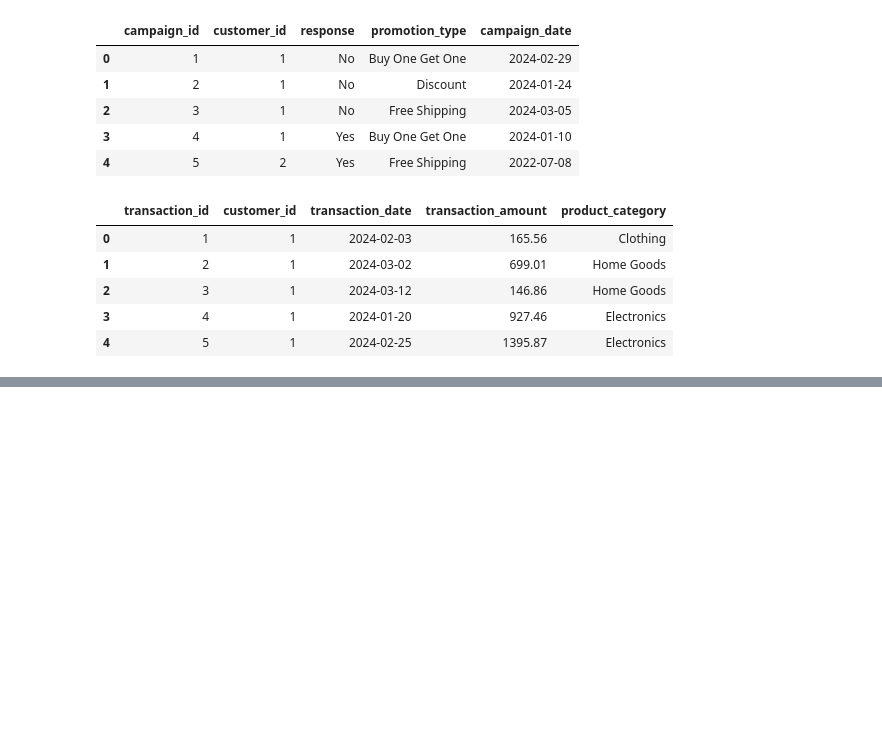
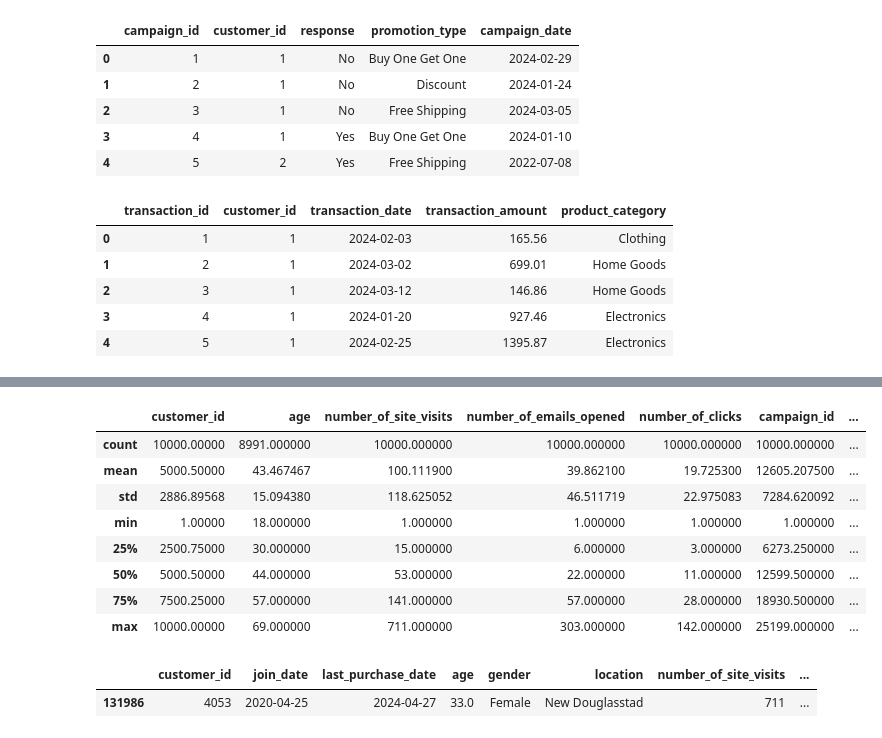
Before and after one commit to TaunyaT/data_science, a Jupyter notebook: Assignment2.ipynb, the cells around one changed output, grey strips where cells are left out. Cells and saved outputs as stored; diff of their text form; code cells hidden in the pictures; blank space fills up the shorter version.

```diff
--- a/Assignment2.ipynb
+++ b/Assignment2.ipynb
@@ -52,0 +98,19 @@ transactions_df.head()
+# %%
+# Reviewing the data - looking for outliers
+df.describe()
+# %% [output]
+|  | customer_id | age | number_of_site_visits | number_of_emails_opened | number_of_clicks | campaign_id | ... |
+| count | 10000.00000 | 8991.000000 | 10000.000000 | 10000.000000 | 10000.000000 | 10000.000000 | ... |
+| mean | 5000.50000 | 43.467467 | 100.111900 | 39.862100 | 19.725300 | 12605.207500 | ... |
+| std | 2886.89568 | 15.094380 | 118.625052 | 46.511719 | 22.975083 | 7284.620092 | ... |
+| min | 1.00000 | 18.000000 | 1.000000 | 1.000000 | 1.000000 | 1.000000 | ... |
+| 25% | 2500.75000 | 30.000000 | 15.000000 | 6.000000 | 3.000000 | 6273.250000 | ... |
+| 50% | 5000.50000 | 44.000000 | 53.000000 | 22.000000 | 11.000000 | 12599.500000 | ... |
+| 75% | 7500.25000 | 57.000000 | 141.000000 | 57.000000 | 28.000000 | 18930.500000 | ... |
+| max | 10000.00000 | 69.000000 | 711.000000 | 303.000000 | 142.000000 | 25199.000000 | ... |
+# %%
+# Isolate possible outlier for review
+df[df['number_of_site_visits']==711]
+# %% [output]
+|  | customer_id | join_date | last_purchase_date | age | gender | location | number_of_site_visits | ... |
+| 131986 | 4053 | 2020-04-25 | 2024-04-27 | 33.0 | Female | New Douglasstad | 711 | ... |
```
Also changed, not shown: parts of 10 cells of this notebook.
